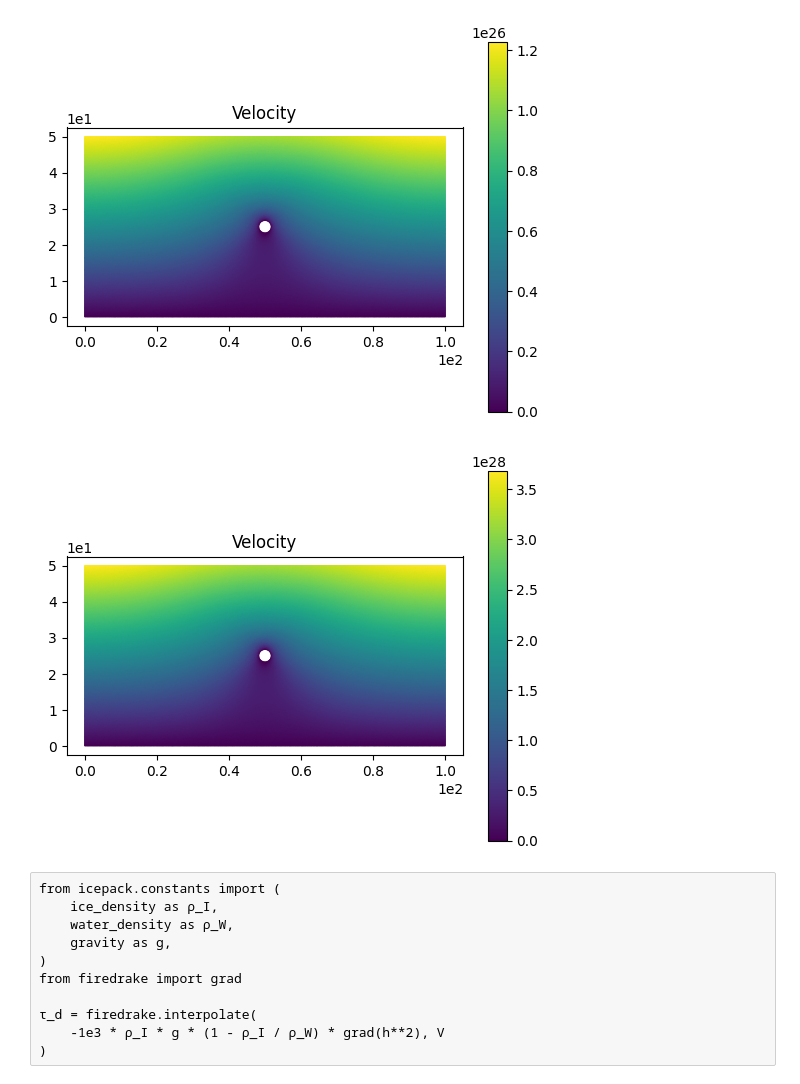
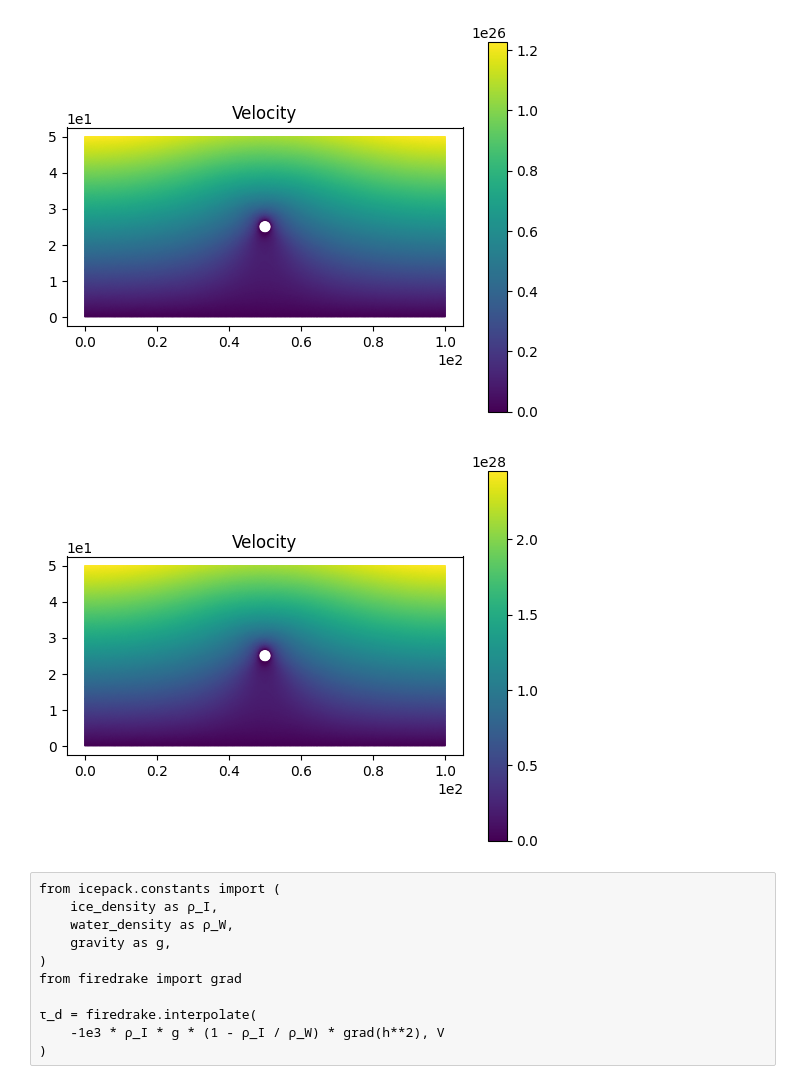
Before and after one commit to henryclara/ButtressingProject, a Jupyter notebook: SSA_Model_Nondimensionalisation/IceShelfButtressingSimulations.ipynb, the cells around one changed output. Cells and saved outputs as stored; diff of their text form; code cells hidden in the pictures.

```diff
--- a/SSA_Model_Nondimensionalisation/IceShelfButtressingSimulations.ipynb
+++ b/SSA_Model_Nondimensionalisation/IceShelfButtressingSimulations.ipynb
@@ -168,13 +168,13 @@ fig.colorbar(colors);
 [figure]
 # %%
 
-uy = firedrake.interpolate(300*u[1],Q)
+uy = firedrake.interpolate(200*u[1],Q)
 fig, axes = icepack.plot.subplots()
 axes.set_title("Velocity")
 colors = icepack.plot.tripcolor(uy, axes=axes)
 fig.colorbar(colors);
 # %% [output]
-[figure, old version]
+[figure, new version]
 # %% [raw]
 from icepack.constants import (
     ice_density as ρ_I,
```
